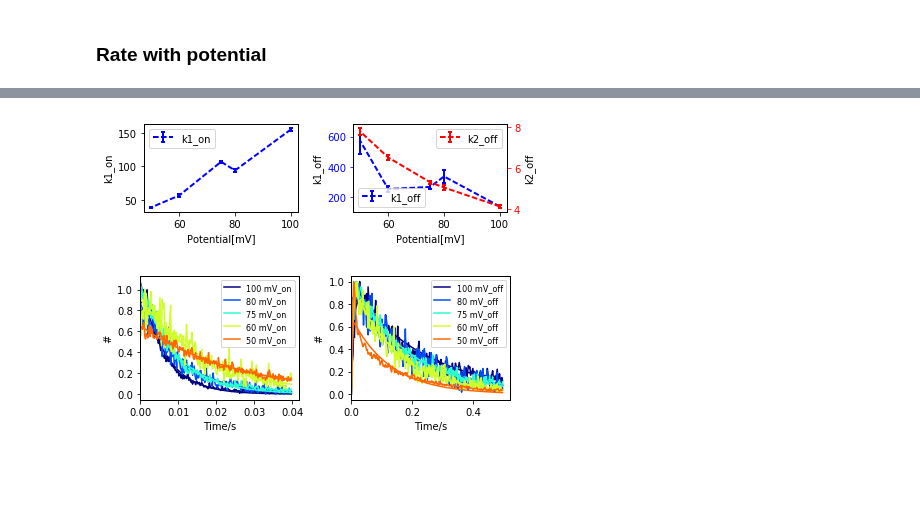
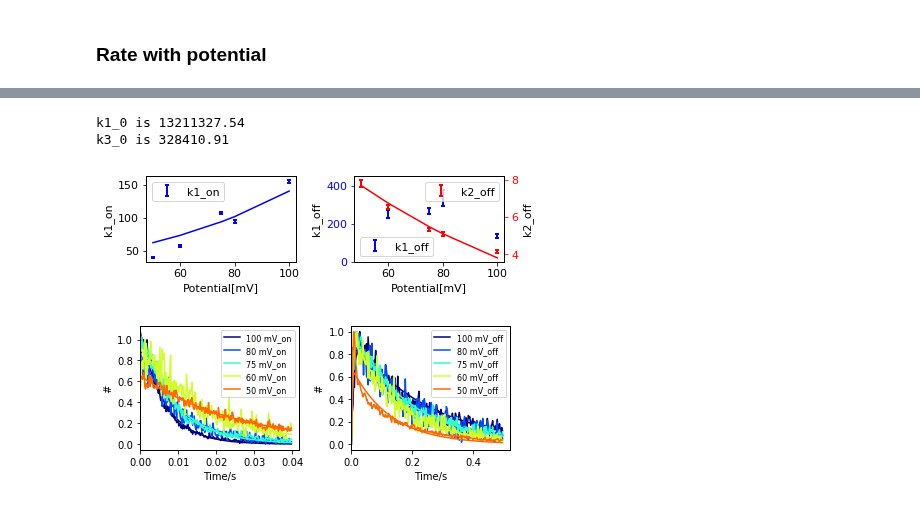
Before and after one commit to biswajitSM/Azurin_SM_repo, a Jupyter notebook: Manuscript/Figure/Manuscript_figures.ipynb, the cells around one changed output, grey strips where cells are left out. Cells and saved outputs as stored; diff of their text form; code cells hidden in the pictures; blank space fills up the shorter version.

```diff
--- a/Manuscript/Figure/Manuscript_figures.ipynb
+++ b/Manuscript/Figure/Manuscript_figures.ipynb
@@ -453,6 +449,6 @@ NameError: name 'allfolders' is not defined
 # %%
 fig, t_ons, t_offs, n_on, bins_on, n_off, bins_off = histogram_on_off_all_folder(folderlist= allfolders, input_potential=[100], pointnumbers=range(100),
-                          bins_on=200, range_on=[0, 0.1], bins_off=400, range_off=[0, 2], plotting=True);
+                          bins_on=1600, range_on=[0, 0.1], bins_off=800, range_off=[0, 2], plotting=True);
 savefig('/home/biswajit/Downloads/many_sm_hist.svg', format='svg', dpi=300, transparent=True)
 # %% [output]
 em.plot file of 2 with potential [100] doesnt exist
@@ -661,29 +666,72 @@ df_k
+# %%
+import lmfit
+from lmfit import Parameters, report_fit, Model
+def rate_reductant(x, k_0):
+    C0=100*1e-6
+    E0=-20
+    R = C0*np.exp((E0-x)/59)/(1+np.exp((E0-x)/59));
+    k = k_0*R
+    return k
+def rate_oxidant(x, k_0):
+    C0=200*1e-6
+    E0=270
+    Ox = C0/(1+np.exp((E0-x)/59));
+    k = k_0*Ox
+    return k
+def substrate_E(E, E0, C0):
+    C = C0*np.exp((E0-E)/59)/(1+np.exp((E0-E)/59));
+    return C;
 # %%
 ## df_k is obtained from previus cell
-linestyle = {"linestyle":"--", "linewidth":2, "markeredgewidth":2, "elinewidth":2, "capsize":2};
+linestyle = {"linestyle":"", "linewidth":2, "markeredgewidth":2, "elinewidth":2, "capsize":2};
 
 fig1, axes = plt.subplots(1,2, figsize = (6.3, 2))
+
+rate_mod = Model(rate_oxidant)
+params_rate = Parameters();
+params_rate.add('k_0', value=10);
+x = df_k['potential'].values;
+k = df_k['k1_on'].values;
+result = rate_mod.fit(k, params_rate, x=x)
+
 axes[0].errorbar(df_k['potential'], df_k['k1_on'], yerr=df_k['k1_on_err'], color='b', **linestyle, label='k1_on')
+axes[0].plot(x, result.best_fit, 'b')
+k_0 = result.best_values['k_0'];
+print('k1_0 is %.2f'%k_0)
 axes[0].set_xlabel('Potential[mV]')
 axes[0].set_ylabel('k1_on')
 # ax1_r = axes[0].twinx()
 # ax1_r.plot(df_k['potential'], df_k['k2_on'], 'r-*', label='k2_on')
 # ax1_r.tick_params('y', colors='r')
+#===========================
+rate_mod = Model(rate_reductant)
+params_rate = Parameters();
+params_rate.add('k_0', value=10);
+x = df_k['potential'].values;
+k = df_k['k2_off'].values;
+result = rate_mod.fit(k, params_rate, x=x);
 
 axes[1].errorbar(df_k['potential'], df_k['k1_off'], yerr=df_k['k1_off_err'], color='b', **linestyle, label='k1_off')
 axes[1].set_xlabel('Potential[mV]')
 axes[1].set_ylabel('k1_off')
+axes[1].set_ylim(0, 450)
 axes[1].tick_params('y', colors='b')
 ax2_r = axes[1].twinx()
-ax2_r.errorbar(df_k['potential'], df_k['k2_off'], yerr=df_k['k2_off_err'], color='r', **linestyle, label='k2_off')
+ax2_r.errorbar(df_k['potential'], df_k['k2_off'], yerr=df_k['k2_off_err'], color='r', **linestyle, label='k2_off');
+ax2_r.plot(x, result.best_fit, 'r')
+k_0 = result.best_values['k_0'];
+print('k3_0 is %.2f'%k_0)
+
 ax2_r.tick_params('y', colors='r')
 ax2_r.set_ylabel('k2_off')
 axes[0].legend(loc=2); axes[1].legend(loc=3);ax2_r.legend(loc=1)
 
 fig1.tight_layout()
-savefig('/home/biswajit/Downloads/k_rates_vs_potential.svg', format='svg', dpi=300, transparent=True)
+savefig('/home/biswajit/Downloads/k_rates_vs_potential.svg', format='svg', dpi=300, transparent=True, frameon=False)
 # %% [output]
+k1_0 is 13211327.54
+k3_0 is 328410.91
-[figure, old version]
+[figure, new version]
 # %%
 # df_on_of_hist is obtained 2-cells above
 pot_len = shape(df_on_of_hist)[1]/6;
```
Also changed, not shown: parts of 14 cells of this notebook, 14 other files.
